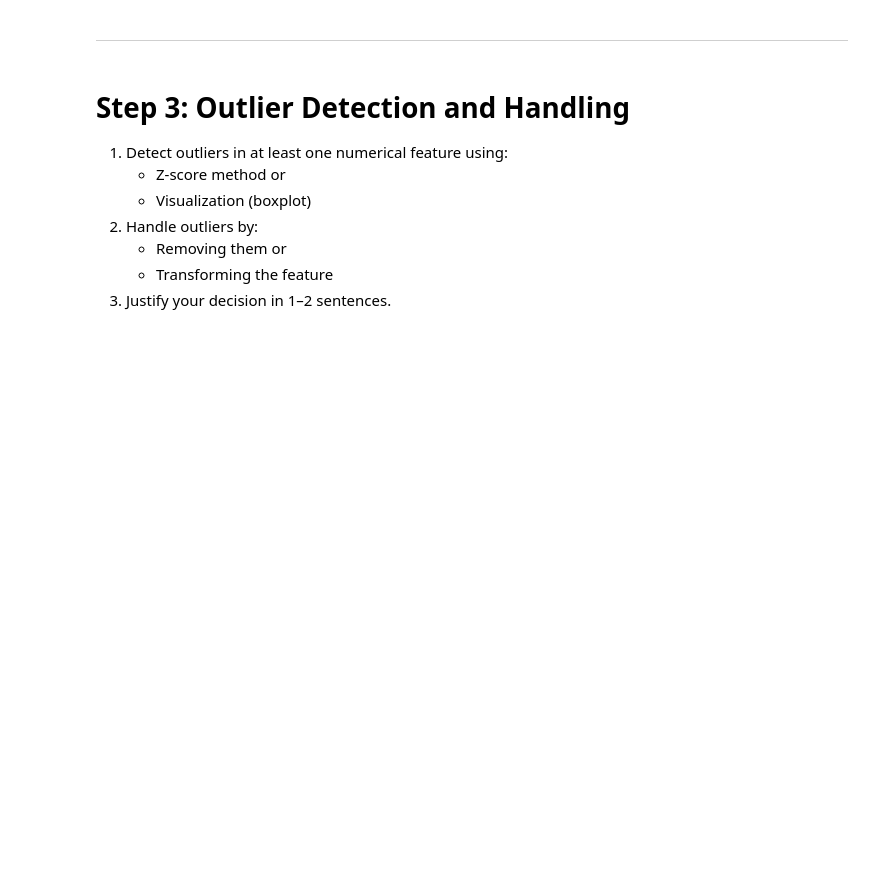
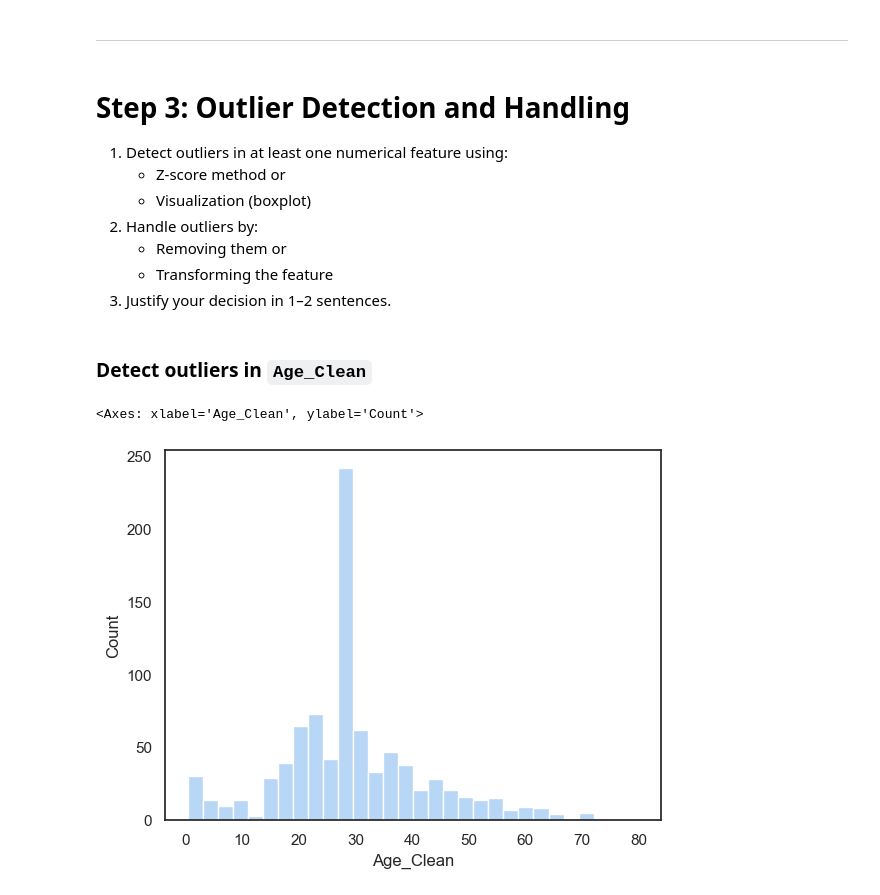
Before and after one commit to SakigamiYang/srh_statistics-and-machine-learning, a Jupyter notebook: exercises/in_class_week_02.ipynb, the cells around one changed output. Cells and saved outputs as stored; diff of their text form; code cells hidden in the pictures; blank space fills up the shorter version.

```diff
--- a/exercises/in_class_week_02.ipynb
+++ b/exercises/in_class_week_02.ipynb
@@ -230,4 +230,7 @@ np.random.seed(42)  # set for repeatability test
 # %%
 # Noise intensity is adaptively scaled to the magnitude of the column.
 sigma = df["Fare"].std()
-df["Fare_with_Noise"] = df["Fare"] + np.random.normal(scale=0.01 * sigma, size=len(df))
+print(f"{sigma = }")
+scale = 0.01 * sigma
+print(f"{scale = }")
+df["Fare_with_Noise"] = df["Fare"] + np.random.normal(scale=scale, size=len(df))
@@ -280,0 +261,35 @@ sns.boxplot(df, x="Fare_Clean")
+# %%
+x = df["Fare_with_Noise"].astype(float)
+
+# Build a "smoothed signal" using quantile bins (no ordering needed)
+n_bins = 100
+
+# qcut splits into bins with (roughly) equal counts
+bins = pd.qcut(x, q=n_bins, duplicates="drop")
+
+# Use the bin mean as the smoothed value for each sample
+s_hat = x.groupby(bins, observed=False).transform("mean")
+
+# Residuals as noise proxy
+residual = x - s_hat
+
+# Basic checks
+print("Residual mean:", residual.mean())
+print("Residual std :", residual.std(ddof=1))
+print("Residual var :", residual.var(ddof=1))
+
+# Check if residual depends on the signal (should be near 0)
+corr = np.corrcoef(s_hat, residual)[0, 1]
+print("Corr(smoothed_signal, residual):", corr)
+
+# Check if residual variance is roughly stable across signal levels
+# (group by signal quantiles and measure residual variance in each group)
+var_by_level = residual.groupby(pd.qcut(s_hat, q=10, duplicates="drop"), observed=False).var()
+print("\nResidual variance by signal level (10 groups):")
+print(var_by_level)
+
+# Noise variance estimate (robust, better if there are outliers)
+# MAD-based sigma: sigma ≈ 1.4826 * MAD
+mad = np.median(np.abs(residual - np.median(residual)))
+sigma_robust = 1.4826 * mad
+print("Estimated noise std (robust MAD):", sigma_robust)
@@ -280,0 +316,2 @@ sns.boxplot(df, x="Fare_Clean")
+# %%
+df["Fare_Clean"] = df["Fare_with_Noise"] - np.random.normal(scale=sigma_robust, size=len(df))
@@ -289,3 +340,10 @@ sns.boxplot(df, x="Fare_Clean")
     - Removing them or
     - Transforming the feature
 3. Justify your decision in 1–2 sentences.
+# %% [markdown]
+### Detect outliers in `Age_Clean`
+# %%
+sns.histplot(df, x="Age_Clean")
+# %% [output]
+<Axes: xlabel='Age_Clean', ylabel='Count'>
+[figure, added]
```
Also changed, not shown: parts of 27 cells of this notebook.
